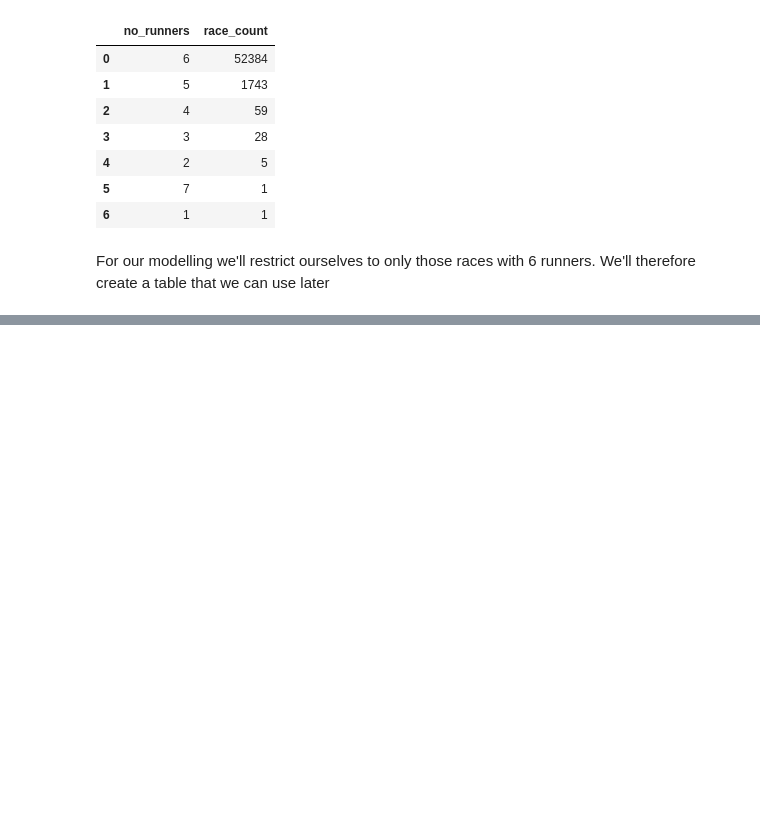
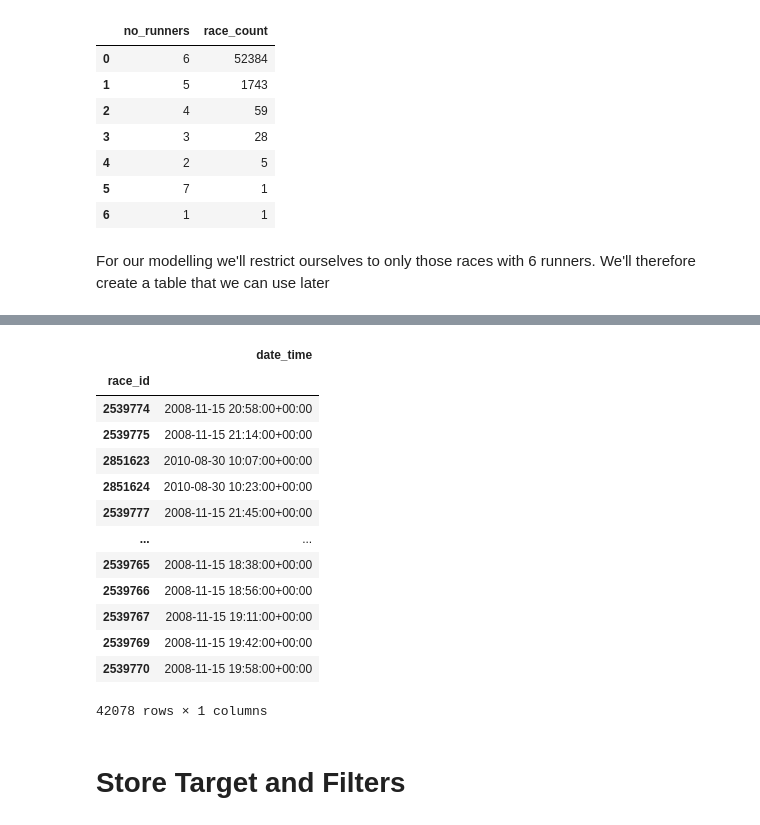
Before and after one commit to tonyjward/dogs, a Jupyter notebook: notebooks/2_Target_and_Filters.ipynb, the cells around one changed output, grey strips where cells are left out. Drawn from its saved outputs; the diff is of its cells as text; code cells hidden in the pictures; blank space fills up the shorter version.

```diff
--- a/notebooks/Runners_and_race_winners.ipynb
+++ b/notebooks/2_Target_and_Filters.ipynb
@@ -98,0 +116,25 @@ runners
+# %%
+grade = pd.read_sql_query('''
+SELECT race_id, date_time
+FROM races
+WHERE grade LIKE '%%A%%'
+
+''', cnx, index_col = 'race_id')
+grade
+# %% [output]
+|  | date_time |
+| race_id |  |
+| 2539774 | 2008-11-15 20:58:00+00:00 |
+| 2539775 | 2008-11-15 21:14:00+00:00 |
+| 2851623 | 2010-08-30 10:07:00+00:00 |
+| 2851624 | 2010-08-30 10:23:00+00:00 |
+| 2539777 | 2008-11-15 21:45:00+00:00 |
+| ... | ... |
+| 2539765 | 2008-11-15 18:38:00+00:00 |
+| 2539766 | 2008-11-15 18:56:00+00:00 |
+| 2539767 | 2008-11-15 19:11:00+00:00 |
+| 2539769 | 2008-11-15 19:42:00+00:00 |
+| 2539770 | 2008-11-15 19:58:00+00:00 |
+42078 rows × 1 columns
+# %% [markdown]
+# Store Target and Filters
```
Also changed, not shown: parts of 8 cells of this notebook, 9 other files.
